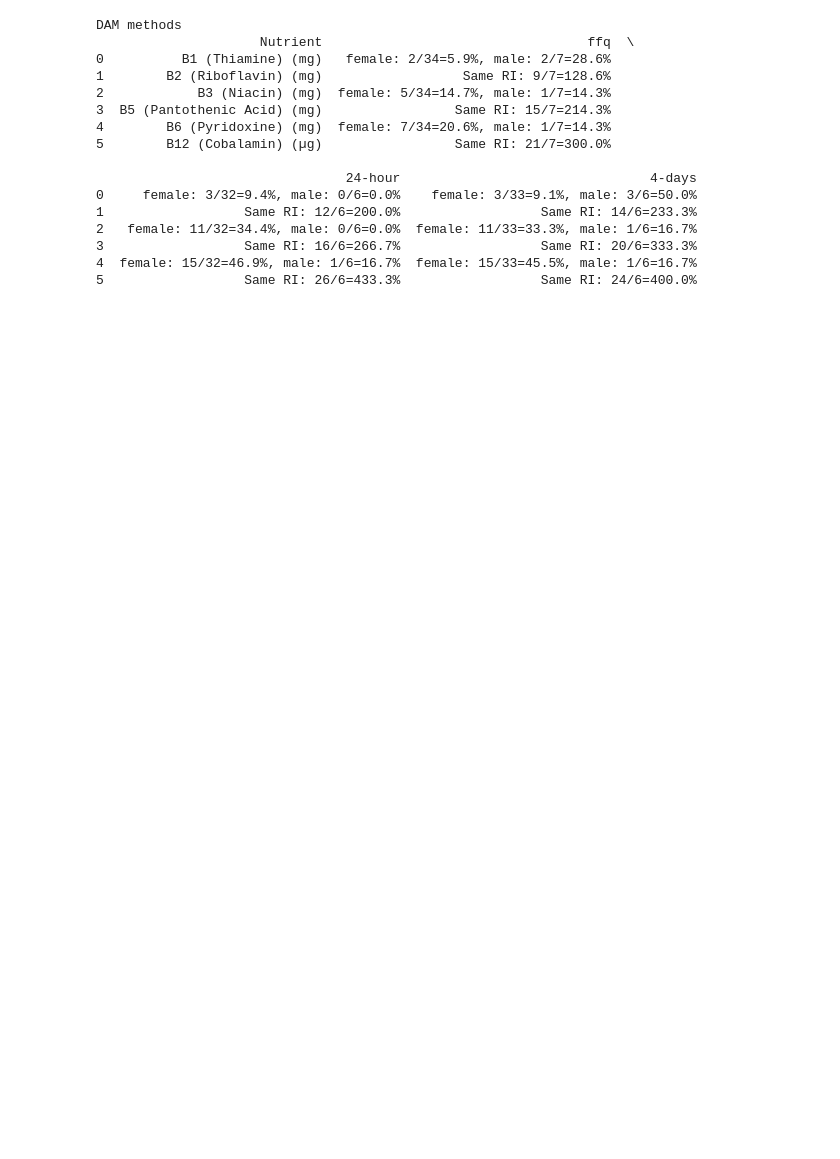
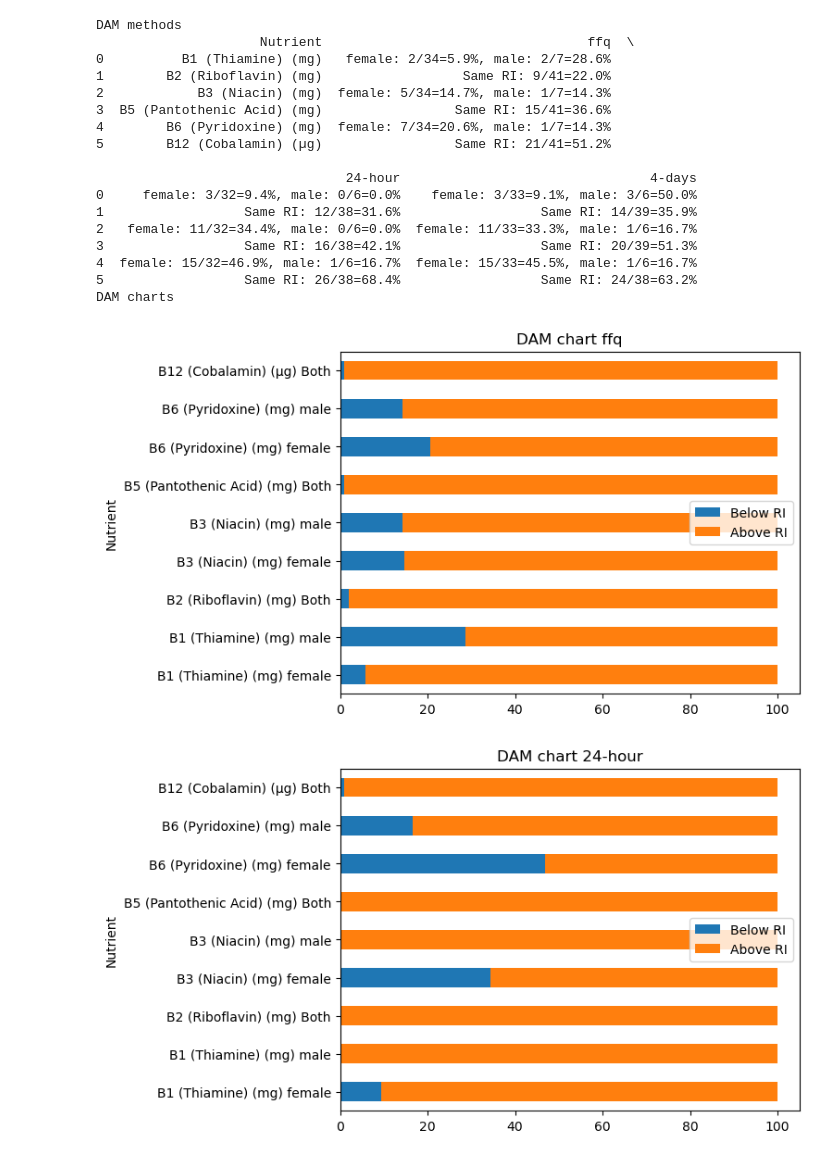
Before and after one commit to haskoe/uni, a Jupyter notebook: k1/opgave-01/opgave-01-01.ipynb, the cells around one changed output. Drawn from its saved outputs; the diff is of its cells as text; code cells hidden in the pictures; blank space fills up the shorter version.

Commit message:
dam charts

```diff
--- a/k1/opgave-01/opgave-01-01.ipynb
+++ b/k1/opgave-01/opgave-01-01.ipynb
@@ -21,7 +21,10 @@ def mean_stderr_ref_plot(mean_stderr_df,ref,column_names, mean_std_stderr_column
         x += 1
 
 def percentage_as_str(v1,v2):
-    return  f'{(100*float(v1)/float(v2)):.1f}'
+    return f'{percentage(v1,v2):.1f}'
+
+def percentage(v1,v2):
+    return 100*float(v1)/float(v2)
 
 def read_csv(fname,sep='\t'):
     return pd.read_csv(path.join(data_dir,fname),sep=sep)
@@ -85,7 +88,10 @@ exclude = {
 
 df_below_data = dict([(c,[]) for c in micronutrient_columns])
 studies = ('ffq','24-hour','4-days')
+df_dam_charts = []
 for study in studies:
+    below_above = []
+
     loaded_df = read_csv(f'{study}.csv')
     loaded_df[STUDENT_NO_COLNAME] = loaded_df[STUDENT_NO_COLNAME].astype(str)
     loaded_df[GENDER_COLNAME] = loaded_df[GENDER_COLNAME].map(lambda v: v.strip().lower())
@@ -107,15 +113,22 @@ for study in studies:
             df[fraction_column] = df[column] / df_student_ri
             df_frac_notna = df[df[fraction_column].notna()==True]
             if identical_ri:
+                below_above.append([f'{column} Both',below,100-below])
                 below = len(df_frac_notna[df_frac_notna[fraction_column]<1])
+                total = len(df_frac_notna)
+                p = percentage(below,total)
                 df_below_data[column].append(f'Same RI: {below}/{total}={percentage_as_str(below,total)}%')
             else:
                 res =[]
                 for gender in (FEMALE, MALE):
                     below = len(df_frac_notna[(df_frac_notna[GENDER_COLNAME]==gender) & (df_frac_notna[fraction_column]<1)])
                     total = len(df_frac_notna[df_frac_notna[GENDER_COLNAME]==gender])
+                    p = percentage(below,total)
+                    below_above.append([f'{column} {gender}',p,100-p])
                     res.append(f'{gender}: {below}/{total}={percentage_as_str(below,total)}%')
                 df_below_data[column].append(', '.join(res))
+        df_dam_charts.append((f'DAM chart {study}', pd.DataFrame(columns = ['Nutrient','Below RI','Above RI'], data = below_above)))
+
 
         # calculate mean, STDDEV_COLNAME and stderr
         mean_std_df = df[fraction_columns].describe().loc[[MEAN_COLNAME,STDDEV_COLNAME]].T
@@ -131,6 +144,11 @@ data = [[c] + df_below_data[c] for c in columns]
 df_below_ri = pd.DataFrame(columns = ['Nutrient'] + list(studies), data = data)
 print('DAM methods')
 print(df_below_ri)
+
+print('DAM charts')
+for t,df in df_dam_charts:
+    ax = df.plot(x = 'Nutrient', y=['Below RI','Above RI'], stacked=True, ylim = (0,100), kind ='barh', title=t)
+    plt.show()
 # %% [output]
                              Mean RI fraction       std    stderr
 B1 (Thiamine) (mg)f                  1.835797  0.718876  0.293480
@@ -139,36 +157,39 @@ B3 (Niacin) (mg)f                    1.612408  0.673422  0.274923
 B5 (Pantothenic Acid) (mg)f          1.322927  0.757358  0.309190
 B6 (Pyridoxine) (mg)f                1.420579  0.609920  0.248999
 B12 (Cobalamin) (µg)f                1.698780  3.877950  1.583167
 [figure]
                              Mean RI fraction       std    stderr
 B1 (Thiamine) (mg)f                  1.969165  1.893169  0.772883
 B2 (Riboflavin) (mg)f                1.601974  1.902080  0.776521
 B3 (Niacin) (mg)f                    1.662072  1.184812  0.483698
 B5 (Pantothenic Acid) (mg)f          1.450526  1.428132  0.583033
 B6 (Pyridoxine) (mg)f                1.631579  1.931807  0.788657
 B12 (Cobalamin) (µg)f                0.929605  0.970961  0.396393
 [figure]
                              Mean RI fraction        std    stderr
 B1 (Thiamine) (mg)f                  1.536908   0.522955  0.213495
 B2 (Riboflavin) (mg)f                1.647436   3.016555  1.231504
 B3 (Niacin) (mg)f                    1.441188   0.972077  0.396849
 B5 (Pantothenic Acid) (mg)f          1.301538   1.351587  0.551783
 B6 (Pyridoxine) (mg)f                1.229701   0.507501  0.207186
 B12 (Cobalamin) (µg)f                5.317105  14.714335  6.007102
 [figure]
 DAM methods
                      Nutrient                                  ffq  \
 0          B1 (Thiamine) (mg)   female: 2/34=5.9%, male: 2/7=28.6%
-1        B2 (Riboflavin) (mg)                  Same RI: 9/7=128.6%
+1        B2 (Riboflavin) (mg)                  Same RI: 9/41=22.0%
 2            B3 (Niacin) (mg)  female: 5/34=14.7%, male: 1/7=14.3%
-3  B5 (Pantothenic Acid) (mg)                 Same RI: 15/7=214.3%
+3  B5 (Pantothenic Acid) (mg)                 Same RI: 15/41=36.6%
 4        B6 (Pyridoxine) (mg)  female: 7/34=20.6%, male: 1/7=14.3%
-5        B12 (Cobalamin) (µg)                 Same RI: 21/7=300.0%
+5        B12 (Cobalamin) (µg)                 Same RI: 21/41=51.2%
 
                                 24-hour                                4-days
 0     female: 3/32=9.4%, male: 0/6=0.0%    female: 3/33=9.1%, male: 3/6=50.0%
-1                  Same RI: 12/6=200.0%                  Same RI: 14/6=233.3%
+1                  Same RI: 12/38=31.6%                  Same RI: 14/39=35.9%
 2   female: 11/32=34.4%, male: 0/6=0.0%  female: 11/33=33.3%, male: 1/6=16.7%
-3                  Same RI: 16/6=266.7%                  Same RI: 20/6=333.3%
+3                  Same RI: 16/38=42.1%                  Same RI: 20/39=51.3%
 4  female: 15/32=46.9%, male: 1/6=16.7%  female: 15/33=45.5%, male: 1/6=16.7%
-5                  Same RI: 26/6=433.3%                  Same RI: 24/6=400.0%
+5                  Same RI: 26/38=68.4%                  Same RI: 24/38=63.2%
+DAM charts
+[figure, added]
+[figure, added]
```
Also changed, not shown: parts of 1 cell of this notebook, 1 other file.
